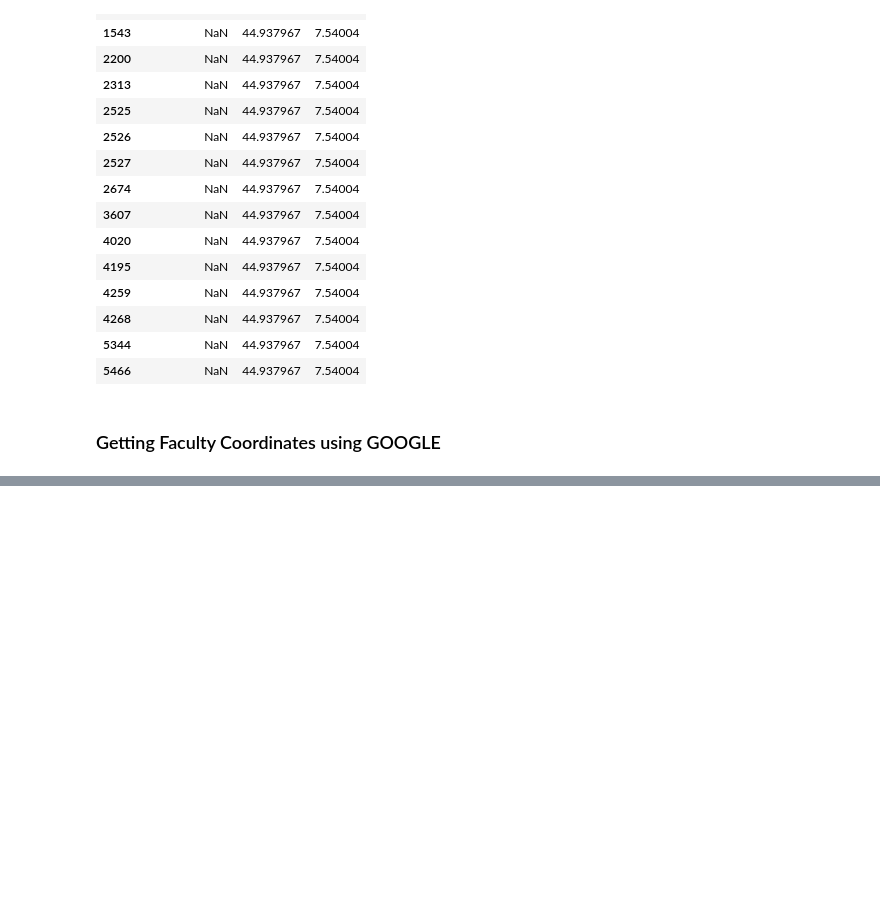
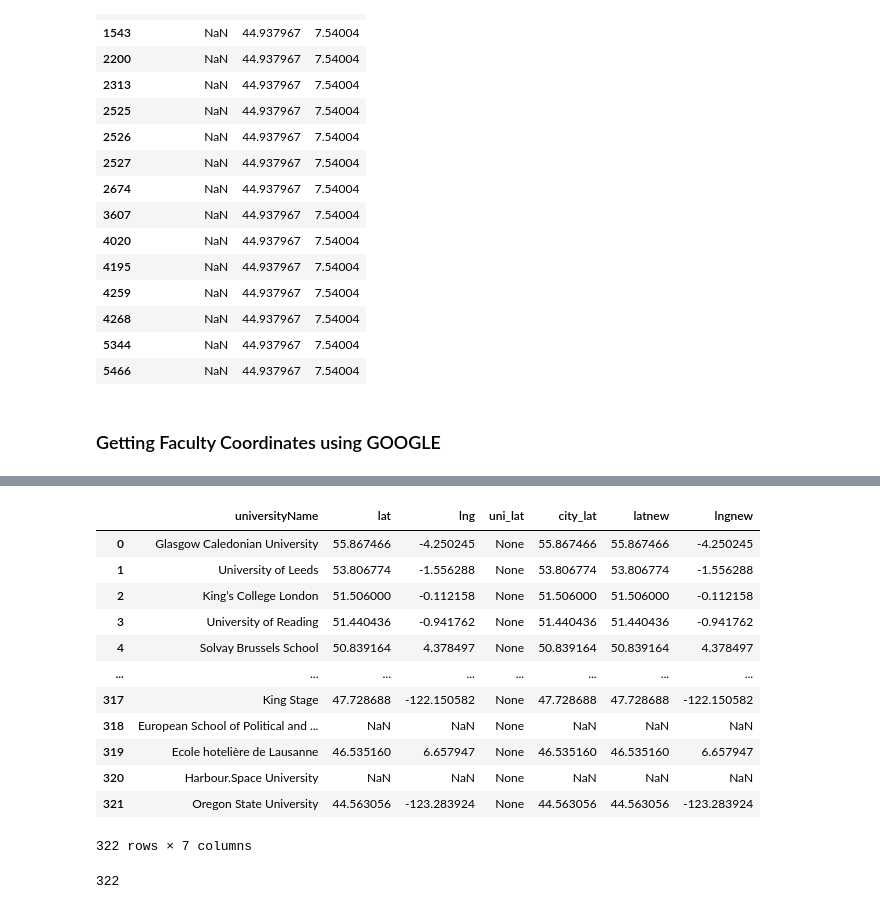
Before and after one commit to Reeb00/HW3_group1, a Jupyter notebook: RQ4.ipynb, the cells around one changed output, grey strips where cells are left out. Cells and saved outputs as stored; diff of their text form; code cells hidden in the pictures; blank space fills up the shorter version.

```diff
--- a/RQ4.ipynb
+++ b/RQ4.ipynb
@@ -744,0 +766,5 @@ filtered_df
+# %%
+uni_coords_df3 = uni_coords_df.copy()
+uni_coords_df3['uni_lat'] = None
+uni_coords_df3['city_lat'] = uni_coords_df['lat']
+uni_coords_df3
@@ -744,0 +785,3 @@ filtered_df
+# %%
+uni_coords_df3['latnew'] = uni_coords_df3.apply(lambda row: row['uni_lat'] if row['uni_lat'] else row['city_lat'] , axis=1)
+uni_coords_df3
@@ -744,0 +802,21 @@ filtered_df
+# %%
+uni_coords_df3['lngnew'] = uni_coords_df3.apply(lambda row: row['lng'] if row['lng'] else row['uni_lat'] , axis=1)
+uni_coords_df3
+# %% [output]
+|  | universityName | lat | lng | uni_lat | city_lat | latnew | lngnew |
+| 0 | Glasgow Caledonian University | 55.867466 | -4.250245 | None | 55.867466 | 55.867466 | -4.250245 |
+| 1 | University of Leeds | 53.806774 | -1.556288 | None | 53.806774 | 53.806774 | -1.556288 |
+| 2 | King’s College London | 51.506000 | -0.112158 | None | 51.506000 | 51.506000 | -0.112158 |
+| 3 | University of Reading | 51.440436 | -0.941762 | None | 51.440436 | 51.440436 | -0.941762 |
+| 4 | Solvay Brussels School | 50.839164 | 4.378497 | None | 50.839164 | 50.839164 | 4.378497 |
+| ... | ... | ... | ... | ... | ... | ... | ... |
+| 317 | King Stage | 47.728688 | -122.150582 | None | 47.728688 | 47.728688 | -122.150582 |
+| 318 | European School of Political and ... | NaN | NaN | None | NaN | NaN | NaN |
+| 319 | Ecole hotelière de Lausanne | 46.535160 | 6.657947 | None | 46.535160 | 46.535160 | 6.657947 |
+| 320 | Harbour.Space University | NaN | NaN | None | NaN | NaN | NaN |
+| 321 | Oregon State University | 44.563056 | -123.283924 | None | 44.563056 | 44.563056 | -123.283924 |
+322 rows × 7 columns
+# %%
+len(uni_coords_df[~uni_coords_df.isnull().any(axis=1)]) + len(uni_coords_df[uni_coords_df.isnull().any(axis=1)])
+# %% [output]
+322
```
Also changed, not shown: parts of 23 cells of this notebook.
